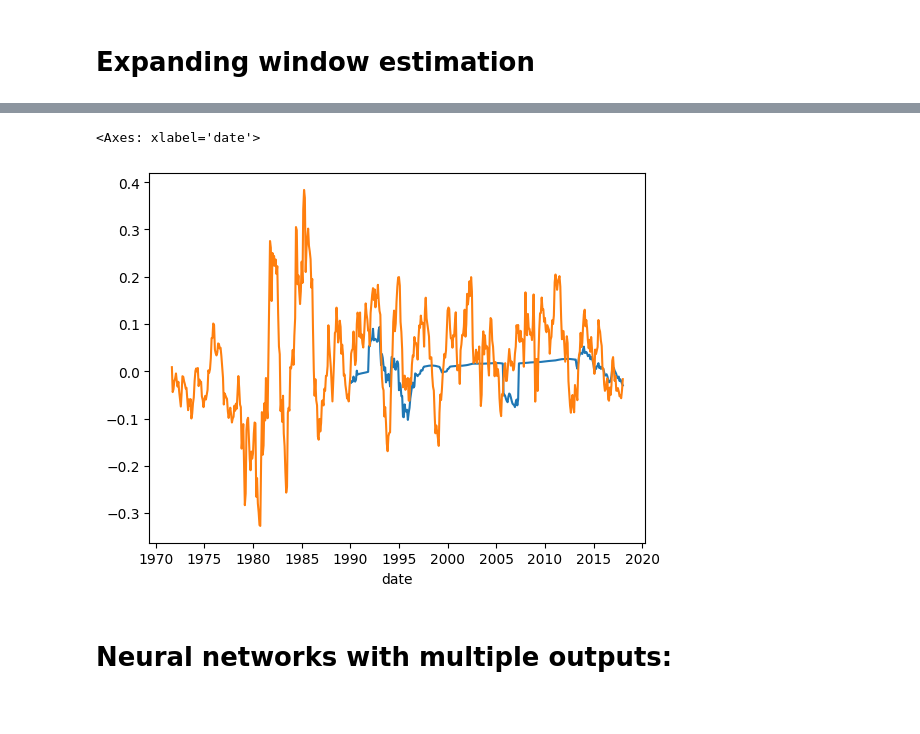
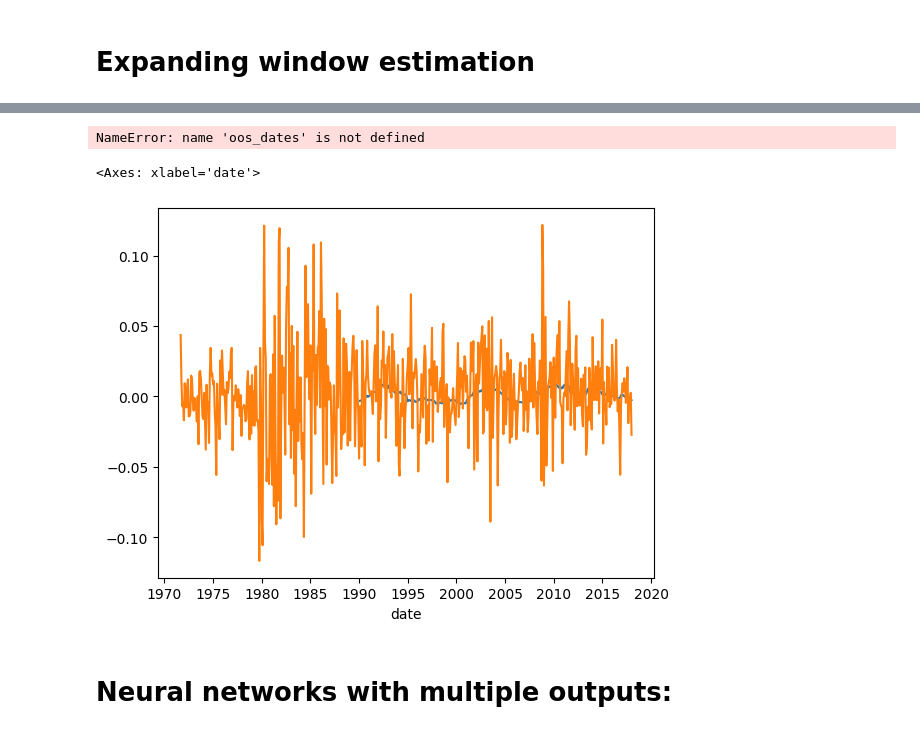
Before and after one commit to myliusen/TIO4900-Replication, a Jupyter notebook: notebooks/init.ipynb, the cells around one changed output, grey strips where cells are left out. Cells and saved outputs as stored; diff of their text form; code cells hidden in the pictures.

```diff
--- a/notebooks/init.ipynb
+++ b/notebooks/init.ipynb
@@ -11,23 +11,20 @@ import utils.window_utils as wu
 import numpy as np
 from utils.macro_grouping import add_group_level, build_full_group_mapping, groups_as_array
 
-
 # Bianchi period:
 start_date = '1971-08-31'
 end_date = '2018-12-31'
 
-# start_date = pd.to_datetime('1979-01-01')
-# end_date = pd.to_datetime('2024-12-31')
 
 # end_date = '2025-06-30' # kr and gsw end date
 maturities = [str(i) for i in range(12, 121) if i % 12 == 0] # select only yearly maturities
 
-yields = bu.get_yields(type='lw', start=start_date, end=end_date, maturities=maturities) # type can be kr, lw, gsw
+yields = bu.get_yields(type='kr', start=start_date, end=end_date, maturities=maturities) # type can be kr, lw, gsw
 forward = bu.get_forward_rates(yields)
 xr = bu.get_excess_returns(yields, horizon=12).dropna() # horizon=12 means holding for 12 months
 fred_md_raw = bu.get_fred_data('data/2026-01-MD.csv', start=start_date, end=end_date) # this is aligned to the last day of the previous month, so we get the same number of observations as the yields data
 
-monthly_yields = bu.get_yields(type='lw', start=start_date, end=end_date, maturities=[str(i) for i in range(1, 121)]) # needed for monthly holding period excess returns. Not available for gsw
+monthly_yields = bu.get_yields(type='kr', start=start_date, end=end_date, maturities=[str(i) for i in range(1, 121)]) # needed for monthly holding period excess returns. Not available for gsw
 monthly_xr = bu.get_excess_returns(monthly_yields, horizon=1).dropna() # calculate monthly excess returns for robustness
 
 # At time t (end of month), we only know data for month t-1
@@ -120,9 +152,26 @@ Running Ridge...
+# %%
+dynamic_r2 = []
+oos_indices = np.where(dates >= OOS_start)[0]
+for t in range(1, len(oos_dates)+1):
+    # y_true and y_pred up to current OOS step
+    y_true_cum = y[oos_indices[:t]]
+    y_pred_cum = y_forecast_bianchi[oos_indices[:t]]
+    r2_cum = wu.oos_r2(y_true_cum, y_pred_cum, benchmark='hist_mean')
+    dynamic_r2.append(r2_cum)
+
+plt.plot(oos_dates[100:], dynamic_r2[100:])
+plt.xlabel('Date')
+plt.ylabel('Cumulative OOS R²')
+plt.title('Cumulative OOS R² Over Time')
+plt.show()
+# %% [output]
+NameError: name 'oos_dates' is not defined
 # %%
-sns.lineplot(y=y_forecast, x=yields.index)
+sns.lineplot(y=y_forecast_bianchi, x=yields.index)
 sns.lineplot(y=y, x=yields.index)
 # %% [output]
 <Axes: xlabel='date'>
-[figure, old version]
+[figure, new version]
 # %% [markdown]
 # Neural networks with multiple outputs:
 # %%
```
Also changed, not shown: parts of 6 cells of this notebook, 6 other files.
